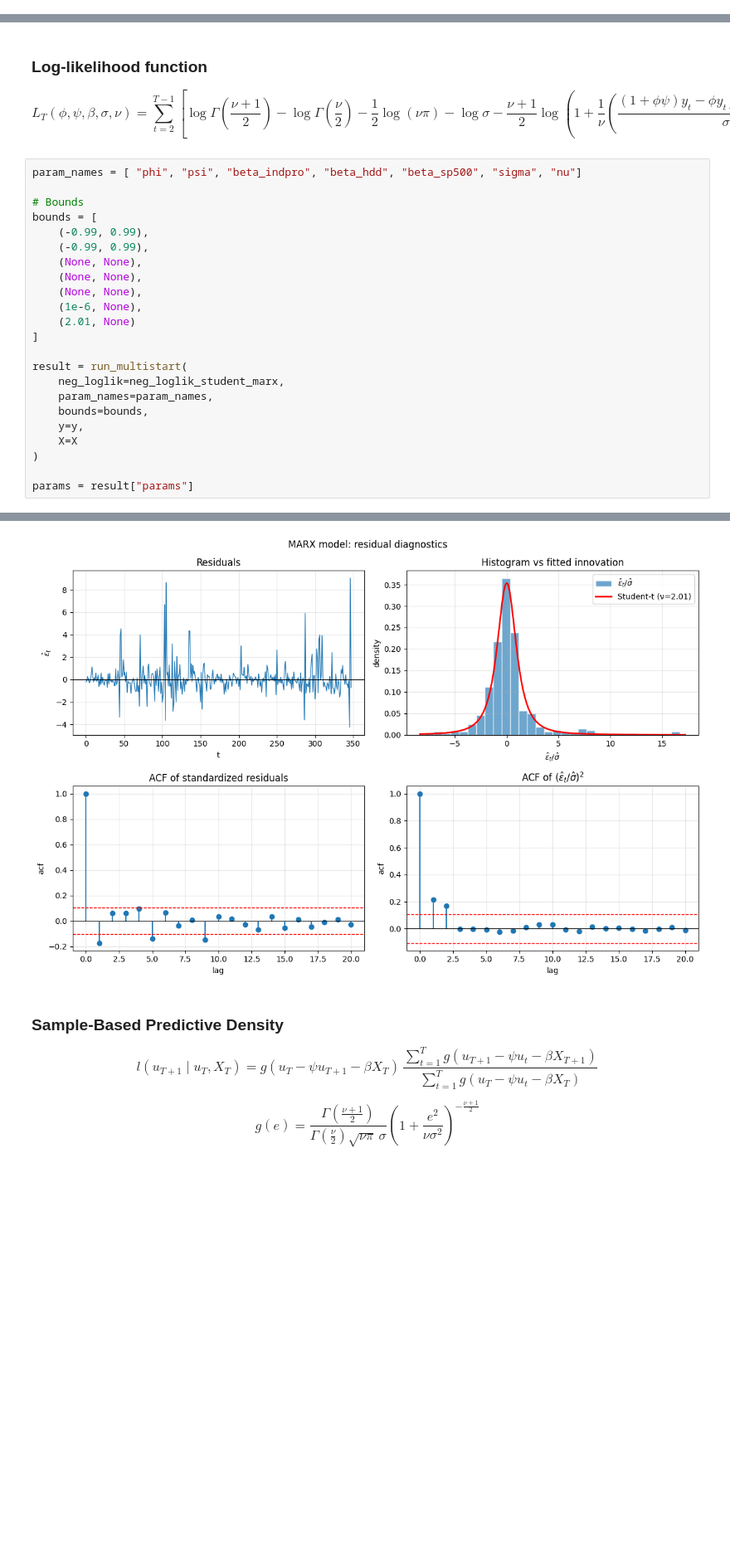
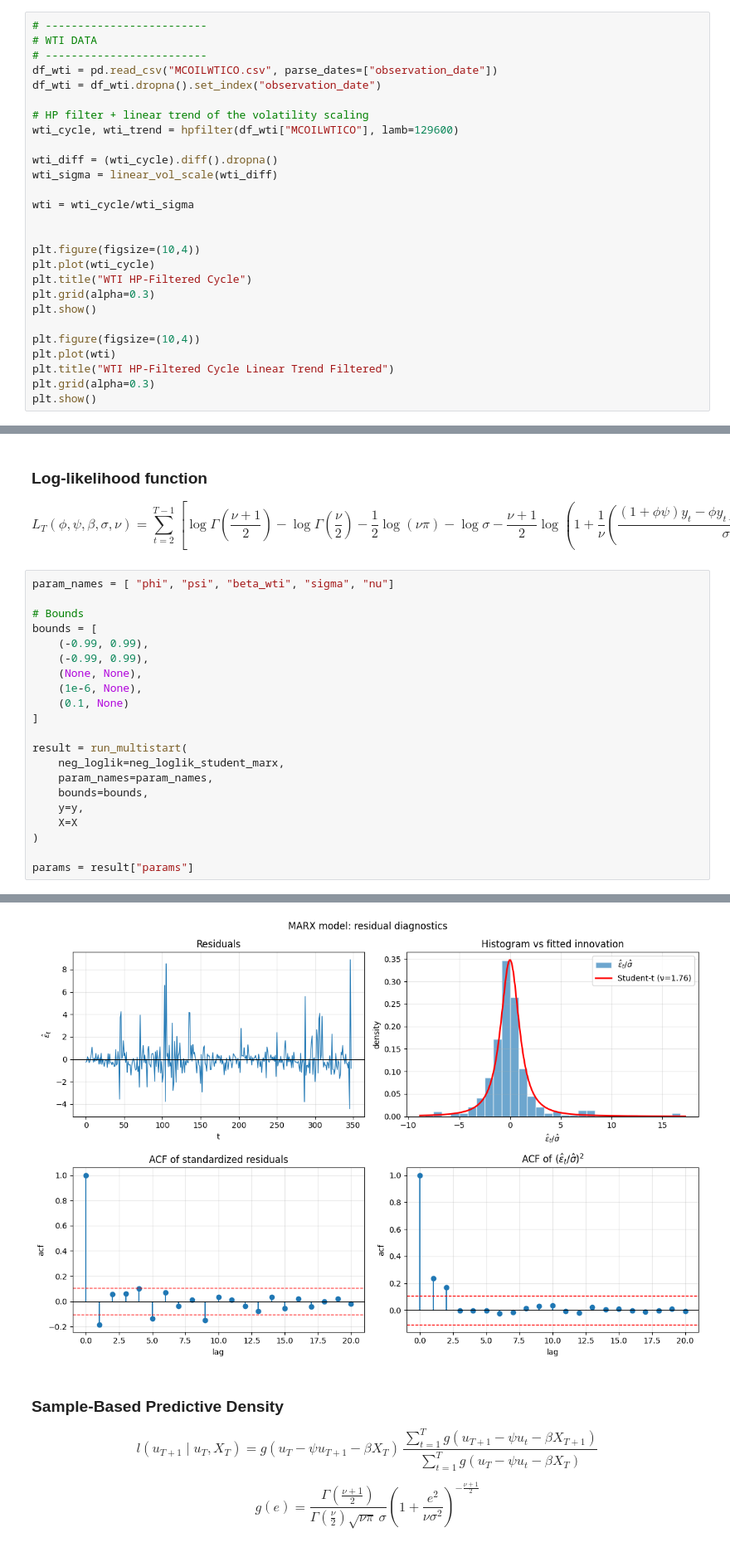
Before and after one commit to inespiresecastro/MAR_MARX, a Jupyter notebook: Empirical Analysis/Natural Gas Linear only significant regressors.ipynb, the cells around one changed output, grey strips where cells are left out. Shown at 83% size. Saved outputs shown, nothing was run; the diff lists cells and outputs as text; blank space fills up the shorter version.

```diff
--- a/Empirical Analysis/Natural Gas Linear only significant regressors.ipynb
+++ b/Empirical Analysis/Natural Gas Linear only significant regressors.ipynb
@@ -756,0 +119,27 @@ res = shock_analysis(
+# %%
+# -------------------------
+# WTI DATA
+# -------------------------
+df_wti = pd.read_csv("MCOILWTICO.csv", parse_dates=["observation_date"])
+df_wti = df_wti.dropna().set_index("observation_date")
+
+# HP filter + linear trend of the volatility scaling
+wti_cycle, wti_trend = hpfilter(df_wti["MCOILWTICO"], lamb=129600)
+
+wti_diff = (wti_cycle).diff().dropna()
+wti_sigma = linear_vol_scale(wti_diff)
+
+wti = wti_cycle/wti_sigma
+
+
+plt.figure(figsize=(10,4))
+plt.plot(wti_cycle)
+plt.title("WTI HP-Filtered Cycle")
+plt.grid(alpha=0.3)
+plt.show()
+
+plt.figure(figsize=(10,4))
+plt.plot(wti)
+plt.title("WTI HP-Filtered Cycle Linear Trend Filtered")
+plt.grid(alpha=0.3)
+plt.show()
@@ -897,17 +468,15 @@ L_T(\phi,\psi,\beta,\sigma,\nu)
 \right].
 $$
 # %%
-param_names = [ "phi", "psi", "beta_indpro", "beta_hdd", "beta_sp500", "sigma", "nu"]
+param_names = [ "phi", "psi", "beta_wti", "sigma", "nu"]
 
 # Bounds
 bounds = [
     (-0.99, 0.99),
     (-0.99, 0.99),
     (None, None),
-    (None, None),
-    (None, None),
     (1e-6, None),
-    (2.01, None)
+    (0.1, None)
 ]
 
 result = run_multistart(
@@ -940,4 +509,4 @@ nu              =     2.0100 (0.3246)
-[figure, old version]
+[figure, new version]
 # %% [markdown]
 ### Sample-Based Predictive Density
 
```
Also changed, not shown: parts of 72 cells of this notebook, 2 other files.
